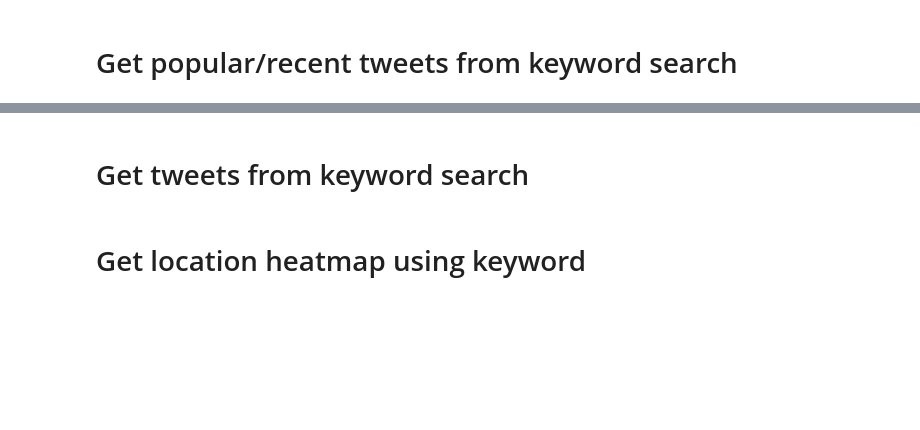
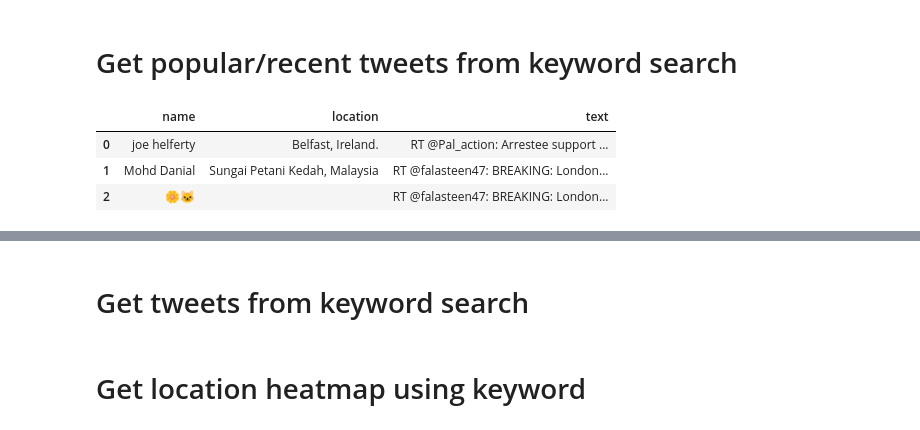
Before and after one commit to Harsh-2420/reddit-twitter-NLP, a Jupyter notebook: twitter.ipynb, the cells around one changed output, grey strips where cells are left out. Cells and saved outputs as stored; diff of their text form; code cells hidden in the pictures; blank space fills up the shorter version.

```diff
--- a/twitter.ipynb
+++ b/twitter.ipynb
@@ -42,19 +40,26 @@ api = tweepy.API(auth)
 # %%
 tweets = tweepy.Cursor(api.search, q='london', result_type='popular').items(3)
 
 keyword_df = pd.DataFrame()
 name = []
 location = []
 text = []
 
 for tweet in tweets:
     name.append(tweet.user.name)
     location.append(tweet.user.location)
     text.append(tweet.text)
 
 keyword_df['name'] = name
 keyword_df['location'] = location
 keyword_df['text'] = text
+
+keyword_df
+# %% [output]
+|  | name | location | text |
+| 0 | joe helferty | Belfast, Ireland. | RT @Pal_action: Arrestee support ... |
+| 1 | Mohd Danial | Sungai Petani Kedah, Malaysia | RT @falasteen47: BREAKING: London... |
+| 2 | 🌼🐱 |  | RT @falasteen47: BREAKING: London... |
 # %%
 keyword_df
 # %% [output]
```
Also changed, not shown: parts of 2 cells of this notebook, 2 other files.
